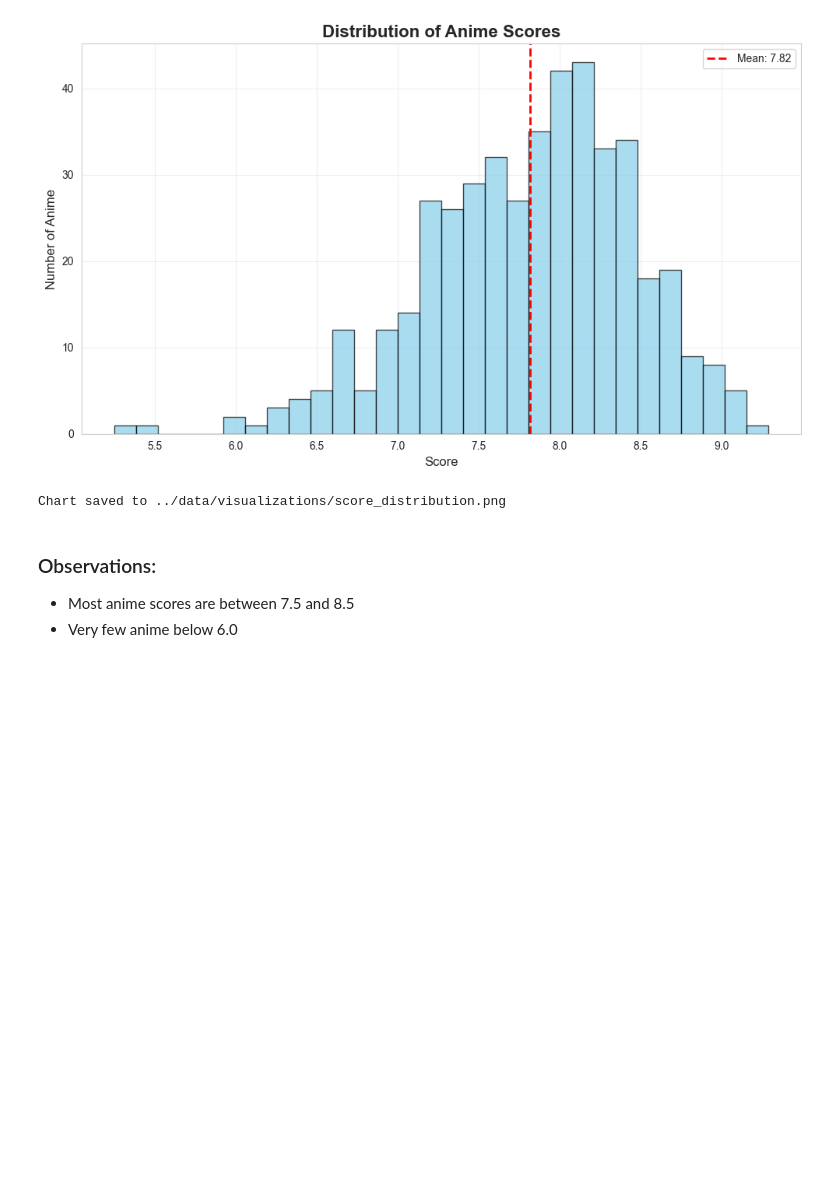
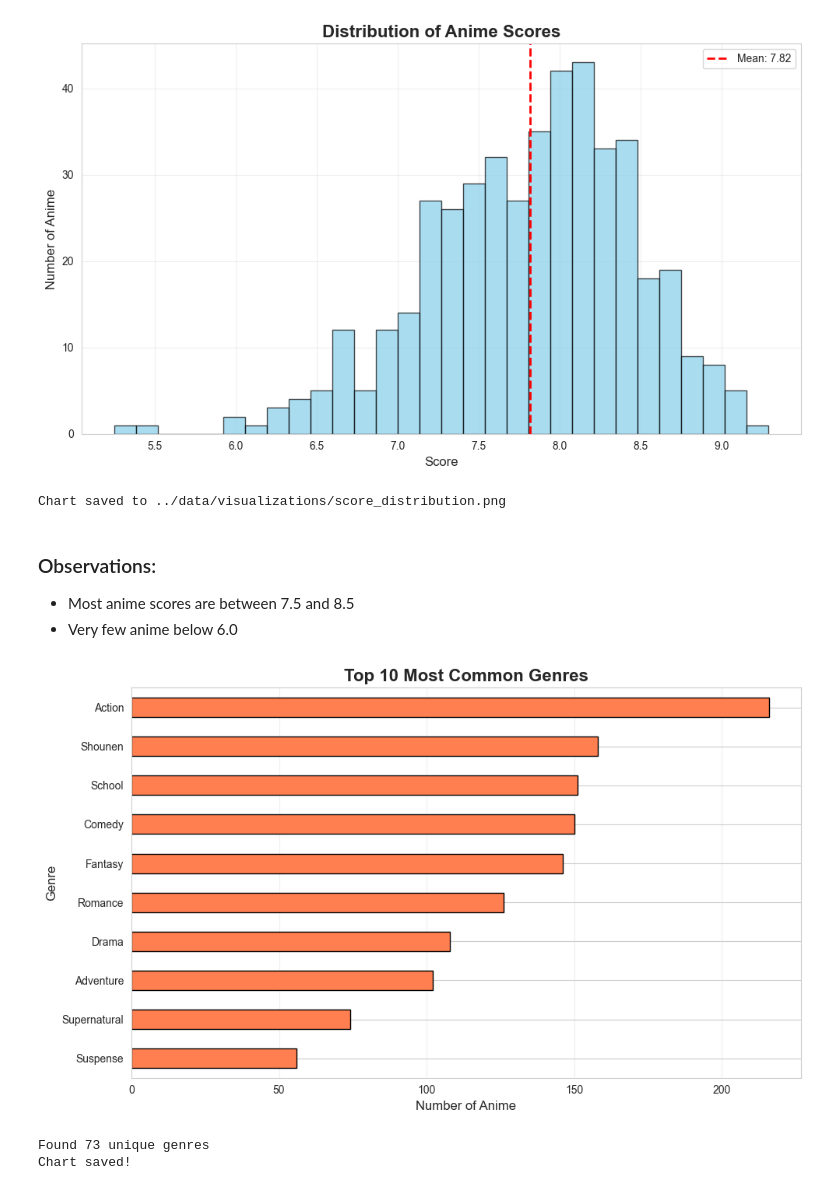
Before and after one commit to AlexeiLuchian/anime-recommender, a Jupyter notebook: notebooks/01_data_exploration.ipynb, the cells around one changed output. Saved outputs shown, nothing was run; the diff lists cells and outputs as text; code cells hidden in the pictures; blank space fills up the shorter version.

Commit message:
Visualize data with charts and extract information

```diff
--- a/notebooks/01_data_exploration.ipynb
+++ b/notebooks/01_data_exploration.ipynb
@@ -95,3 +95,29 @@ Chart saved to ../data/visualizations/score_distribution.png
 ### Observations:
 - Most anime scores are between 7.5 and 8.5
 - Very few anime below 6.0
+# %%
+df['genres'] = df['genres'].apply(ast.literal_eval)
+
+all_genres = []
+for genres_list in df['genres']:
+    all_genres.extend(genres_list)
+
+genre_counts = pd.Series(all_genres).value_counts().head(10)
+
+plt.figure(figsize=(10,6))
+genre_counts.plot(kind='barh', color='coral', edgecolor='black')
+plt.title('Top 10 Most Common Genres', fontsize=16, fontweight='bold')
+plt.xlabel('Number of Anime', fontsize=12)
+plt.ylabel('Genre', fontsize=12)
+plt.gca().invert_yaxis()
+plt.grid(alpha=0.3, axis='x')
+plt.tight_layout()
+plt.savefig('../data/visualizations/top_genres.png', dpi=300, bbox_inches='tight')
+plt.show()
+
+print(f"Found {len(set(all_genres))} unique genres")
+print("Chart saved!")
+# %% [output]
+[figure, added]
+Found 73 unique genres
+Chart saved!
```
Also changed, not shown: parts of 3 cells of this notebook, 5 other files.
